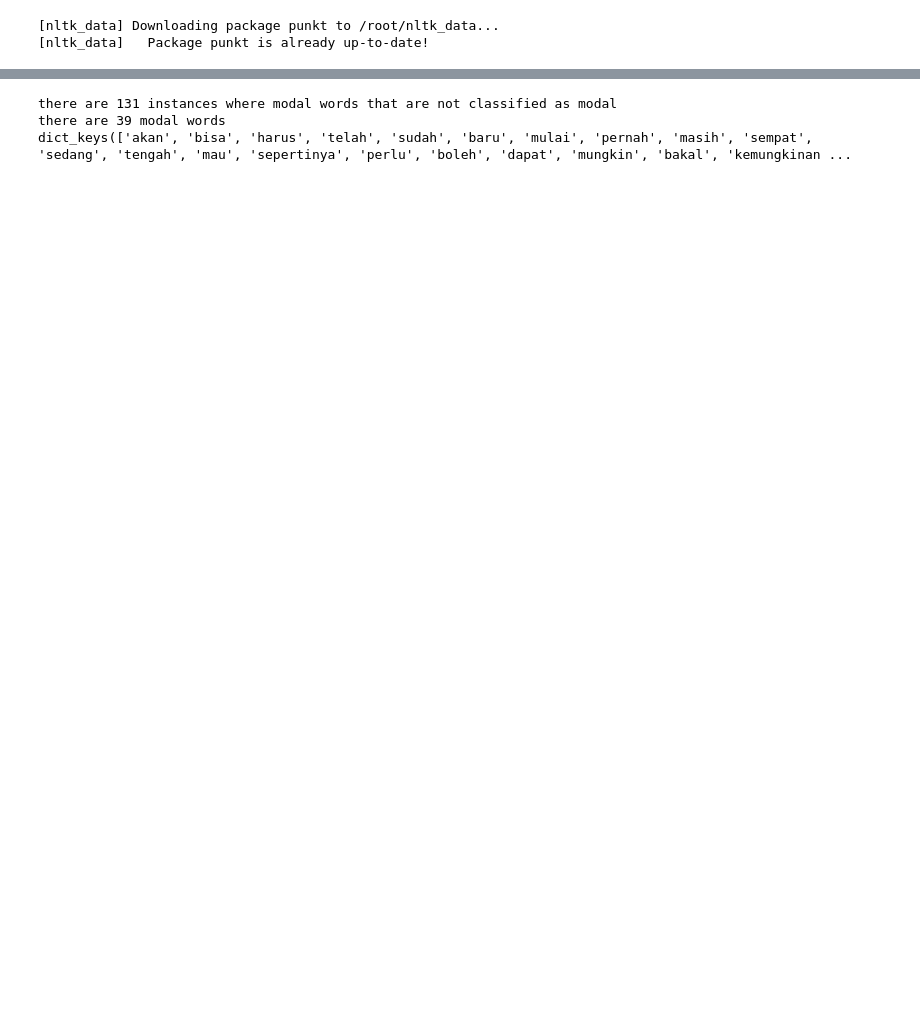
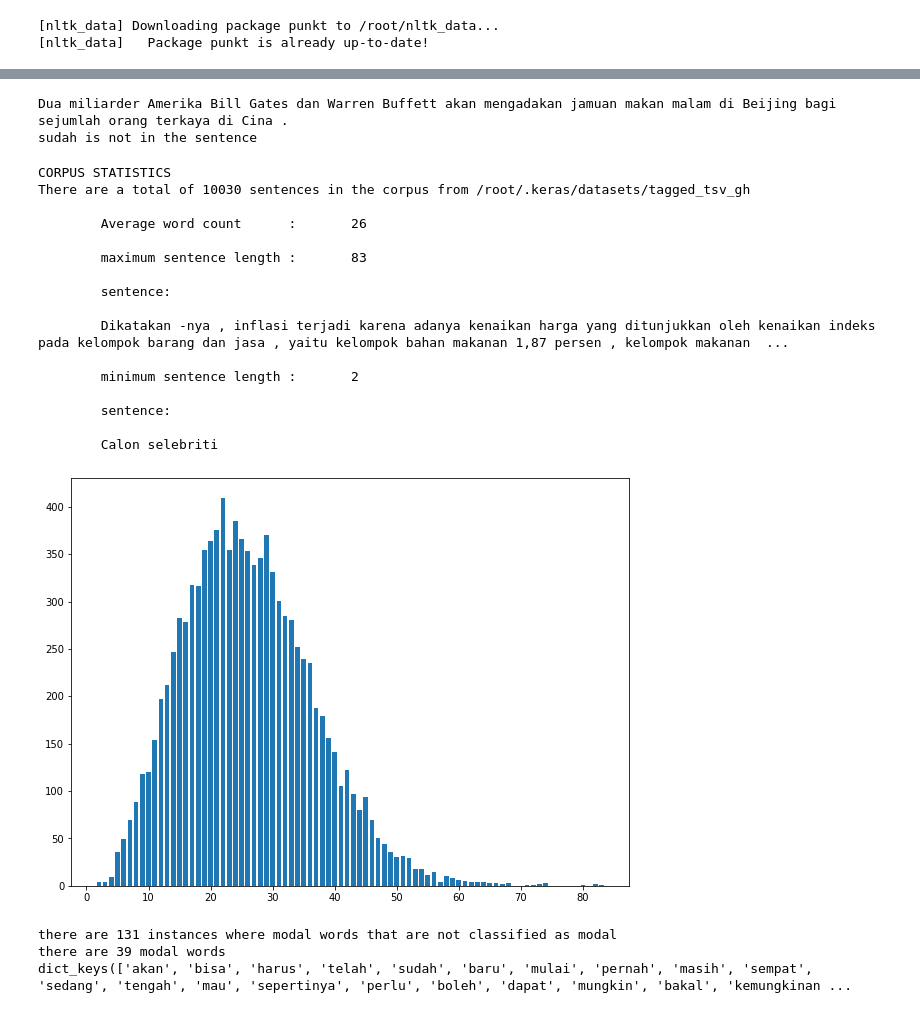
Before and after one commit to bellaroseee/linguistic-project, a Jupyter notebook: test.ipynb, the cells around one changed output, grey strips where cells are left out. Saved outputs shown, nothing was run; the diff lists cells and outputs as text; code cells hidden in the pictures; blank space fills up the shorter version.

Commit message:
add corpus analysis for the tagged data

```diff
--- a/test.ipynb
+++ b/test.ipynb
@@ -112,3 +133,43 @@ class PrepareData():
         test_data = random.sample(self.data, choose)
         train_data = list(filter(lambda i: i not in test_data, self.data))
         return train_data, test_data
+
+    def get_statistics(self):
+        """Return a general report of the corpus statistics
+            Statistics to return:
+            - total number of sentences
+            - average word count in a sentence
+            - max sentence length
+            - min sentence length
+        """
+        sent_list = []
+        total_wc = 0
+        freq_dict = dict() # key: word count, value: num of sentences with that word count
+        word_count = lambda sentence: len(nltk.word_tokenize(sentence))
+
+        for tagged_sent in self.data:
+            sent = to_sent(tagged_sent)
+            sent_list.append(sent)
+            total_wc += word_count(sent)
+            if word_count(sent) in freq_dict:
+                freq_dict[word_count(sent)] += 1
+            else:
+                freq_dict[word_count(sent)] = 1
+
+        min_sent = min(sent_list, key=word_count) # the shortest sentence by word count
+        max_sent = max(sent_list, key=word_count) # the longest sentence by word count
+        min_wc = word_count(min_sent)
+        max_wc = word_count(max_sent)
+        average_wc = math.floor(total_wc / len(sent_list))
+        print("CORPUS STATISTICS")
+        print(f"There are a total of {len(sent_list)} sentences in the corpus from {self.tagged_data}\n")
+        print(f"\tAverage word count\t:\t{average_wc}\n")
+        print(f"\tmaximum sentence length\t:\t{max_wc}\n")
+        print(f"\tsentence:\n")
+        print(f"\t{max_sent}\n")
+        print(f"\tminimum sentence length\t:\t{min_wc}\n")
+        print(f"\tsentence:\n")
+        print(f"\t{min_sent}\n")
+
+        plt.figure(figsize=(10, 7.5))
+        plt.bar(freq_dict.keys(), freq_dict.values(), width=0.75)
@@ -117,6 +192,32 @@ prepare_data = PrepareData(tagged_data)
 prepare_data.load()
 train_data, test_data = prepare_data.split_test_train()
 data = prepare_data.data
+# %%
+print(to_sent(train_data[15]))
+print(get_tag(train_data[15], "sudah"))
+# %% [output]
+Dua miliarder Amerika Bill Gates dan Warren Buffett akan mengadakan jamuan makan malam di Beijing bagi sejumlah orang terkaya di Cina .
+sudah is not in the sentence
+# %%
+prepare_data.get_statistics()
+# %% [output]
+CORPUS STATISTICS
+There are a total of 10030 sentences in the corpus from /root/.keras/datasets/tagged_tsv_gh
+
+        Average word count      :       26
+
+        maximum sentence length :       83
+
+        sentence:
+
+        Dikatakan -nya , inflasi terjadi karena adanya kenaikan harga yang ditunjukkan oleh kenaikan indeks pada kelompok barang dan jasa , yaitu kelompok bahan makanan 1,87 persen , kelompok makanan  ...
+
+        minimum sentence length :       2
+
+        sentence:
+
+        Calon selebriti
+[figure, added]
 # %%
 default_modal = set(["akan", "ingin", "mau", "telah", "sudah", "pernah", "masih", "bisa", "dapat", "boleh", "ikut", "harus", "suka", "senang"])
 # %%
```
Also changed, not shown: parts of 3 cells of this notebook.
